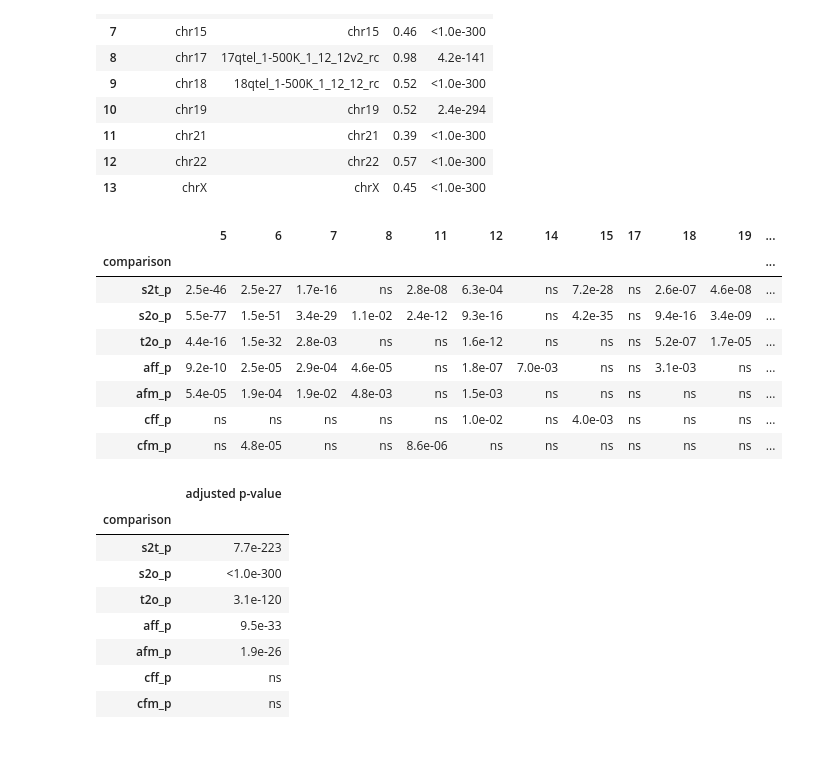
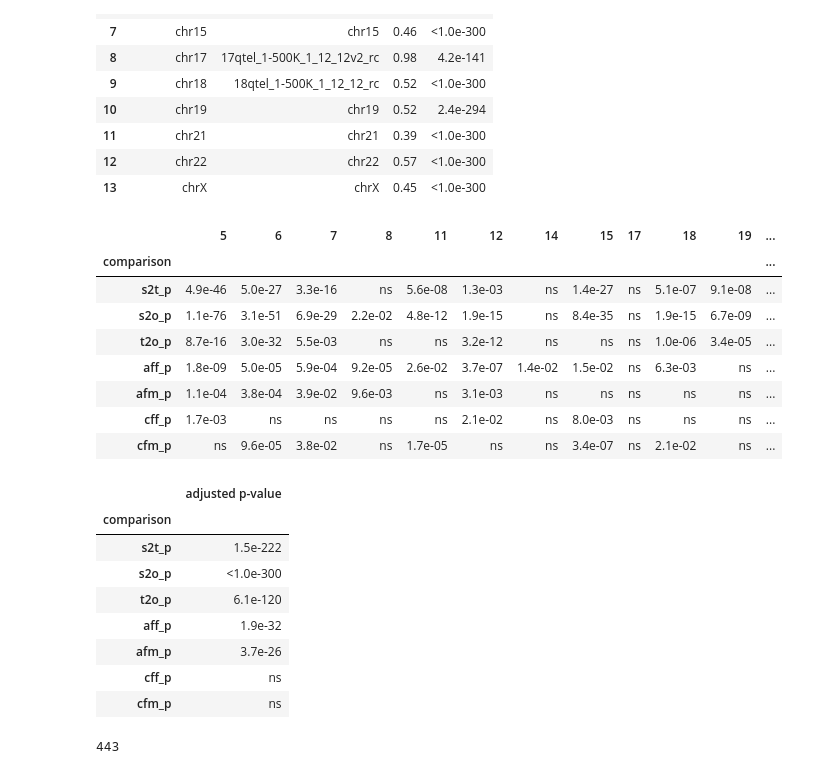
Before and after one commit to LankyCyril/edgecase, a Jupyter notebook: publications/methods-paper/jupyter/Figure-4-haplotypes.ipynb, the cells around one changed output. Drawn from its saved outputs; the diff is of its cells as text; code cells hidden in the pictures.

```diff
--- a/publications/methods-paper/jupyter/Figure-4-haplotypes.ipynb
+++ b/publications/methods-paper/jupyter/Figure-4-haplotypes.ipynb
@@ -35,12 +35,15 @@ from scipy.ndimage import uniform_filter1d
 from matplotlib.patches import FancyArrowPatch, Rectangle
 from matplotlib.lines import Line2D
 # %%
-def wilcoxon_dropna(df, a, b, alternative="less"):
+def wilcoxon_dropna(df, a, b):
     dfnona = df.dropna()
     try:
-        return wilcoxon(dfnona[a], dfnona[b], alternative=alternative)
+        yes = sum(dfnona[a] < dfnona[b])
+        no = sum(dfnona[a] >= dfnona[b])
+        p = wilcoxon(dfnona[a], dfnona[b])[1]
+        return yes, no, p
     except ValueError:
-        return np.nan, np.nan
+        return np.nan, np.nan, np.nan
 # %%
 SAMFILTERS = ["is_q|tract_anchor", 3844, 0]
 ecx = load_index("assets/hg38ext.fa.ecx")
@@ -326,13 +329,13 @@ def process_distances(lds, dispatcher):
         closest_distances,
         ashkenazim_from_father, ashkenazim_from_mother,
         chinese_from_father, chinese_from_mother,
-        wilcoxon_dropna(closest_distances, "subject", "trio")[1],
-        wilcoxon_dropna(closest_distances, "subject", "outgroup")[1],
-        wilcoxon_dropna(closest_distances, "trio", "outgroup")[1],
-        wilcoxon_dropna(ashkenazim_from_father, "father to son", "father to mother")[1],
-        wilcoxon_dropna(ashkenazim_from_mother, "mother to son", "mother to father")[1],
-        wilcoxon_dropna(chinese_from_father, "father to son", "father to mother")[1],
-        wilcoxon_dropna(chinese_from_mother, "mother to son", "mother to father")[1],
+        *wilcoxon_dropna(closest_distances, "subject", "trio"),
+        *wilcoxon_dropna(closest_distances, "subject", "outgroup"),
+        *wilcoxon_dropna(closest_distances, "trio", "outgroup"),
+        *wilcoxon_dropna(ashkenazim_from_father, "father to son", "father to mother"),
+        *wilcoxon_dropna(ashkenazim_from_mother, "mother to son", "mother to father"),
+        *wilcoxon_dropna(chinese_from_father, "father to son", "father to mother"),
+        *wilcoxon_dropna(chinese_from_mother, "mother to son", "mother to father"),
     )
 # %%
 stats = pd.DataFrame(columns=[
@@ -356,7 +359,9 @@ for chrom in tqdm(RAW_GLOBAL_LDS):
     gf.figure.savefig(
         "PacBio/haplotypes/clusters-q_arm/"+chrom+".pdf", bbox_inches="tight",
     )
-    cd, aff, afm, cff, cfm, s2t_p, s2o_p, t2o_p, aff_p, afm_p, cff_p, cfm_p = process_distances(lds, dispatcher)
+    cd, aff, afm, cff, cfm, _, _, s2t_p, _, _, s2o_p, _, _, t2o_p, _, _, aff_p, _, _, afm_p, _, _, cff_p, _, _, cfm_p = (
+        process_distances(lds, dispatcher)
+    )
     cd_list.append(cd)
     aff_list.append(aff)
     afm_list.append(afm)
@@ -369,3 +374,4 @@ for chrom in tqdm(RAW_GLOBAL_LDS):
     ]
     for trio, subtree_count in count_subtrees(dispatcher).items():
         stats.loc[chrom, trio] = subtree_count
+    close(gf.figure)
@@ -529,47 +521,52 @@ coph.drop(columns=["cr", "cp"])
 # %%
 st = stats.reindex(natsorted_chromosomes(stats.index)).copy()
 st.index.name = "contig"
 st = st.dropna().iloc[:,3:].reset_index()
 st.insert(loc=0, column="chromosome", value=st["contig"].apply(convname))
 
 rel = st.drop(columns=["contig", "cr", "cp"]).set_index("chromosome").copy()
 rel.index = rel.index.map(lambda s: re.sub(r'^chr', "", s))
 
 rel.loc["overall"] = [
-    wilcoxon_dropna(pd.concat(cd_list), "subject", "trio")[1],
-    wilcoxon_dropna(pd.concat(cd_list), "subject", "outgroup")[1],
-    wilcoxon_dropna(pd.concat(cd_list), "trio", "outgroup")[1],
-    wilcoxon_dropna(pd.concat(aff_list), "father to son", "father to mother")[1],
-    wilcoxon_dropna(pd.concat(afm_list), "mother to son", "mother to father")[1],
-    wilcoxon_dropna(pd.concat(cff_list), "father to son", "father to mother")[1],
-    wilcoxon_dropna(pd.concat(cfm_list), "mother to son", "mother to father")[1],
+    wilcoxon_dropna(pd.concat(cd_list), "subject", "trio")[2],
+    wilcoxon_dropna(pd.concat(cd_list), "subject", "outgroup")[2],
+    wilcoxon_dropna(pd.concat(cd_list), "trio", "outgroup")[2],
+    wilcoxon_dropna(pd.concat(aff_list), "father to son", "father to mother")[2],
+    wilcoxon_dropna(pd.concat(afm_list), "mother to son", "mother to father")[2],
+    wilcoxon_dropna(pd.concat(cff_list), "father to son", "father to mother")[2],
+    wilcoxon_dropna(pd.concat(cfm_list), "mother to son", "mother to father")[2],
 ]
 
 rvf = rel.values.flatten()
 bonferroni_lookup = dict(zip(rvf, multipletests(rvf, method="bonferroni")[1]))
 
 rel = rel.applymap(lambda p: bonferroni_lookup[p]).T
 rel.index.name, rel.columns.name = "comparison", None
 rel.applymap(format_pval).iloc[:,:-1]
 # %% [output]
 |  | 5 | 6 | 7 | 8 | 11 | 12 | 14 | 15 | 17 | 18 | 19 | ... |
 | comparison |  |  |  |  |  |  |  |  |  |  |  | ... |
-| s2t_p | 2.5e-46 | 2.5e-27 | 1.7e-16 | ns | 2.8e-08 | 6.3e-04 | ns | 7.2e-28 | ns | 2.6e-07 | 4.6e-08 | ... |
-| s2o_p | 5.5e-77 | 1.5e-51 | 3.4e-29 | 1.1e-02 | 2.4e-12 | 9.3e-16 | ns | 4.2e-35 | ns | 9.4e-16 | 3.4e-09 | ... |
-| t2o_p | 4.4e-16 | 1.5e-32 | 2.8e-03 | ns | ns | 1.6e-12 | ns | ns | ns | 5.2e-07 | 1.7e-05 | ... |
-| aff_p | 9.2e-10 | 2.5e-05 | 2.9e-04 | 4.6e-05 | ns | 1.8e-07 | 7.0e-03 | ns | ns | 3.1e-03 | ns | ... |
-| afm_p | 5.4e-05 | 1.9e-04 | 1.9e-02 | 4.8e-03 | ns | 1.5e-03 | ns | ns | ns | ns | ns | ... |
-| cff_p | ns | ns | ns | ns | ns | 1.0e-02 | ns | 4.0e-03 | ns | ns | ns | ... |
-| cfm_p | ns | 4.8e-05 | ns | ns | 8.6e-06 | ns | ns | ns | ns | ns | ns | ... |
+| s2t_p | 4.9e-46 | 5.0e-27 | 3.3e-16 | ns | 5.6e-08 | 1.3e-03 | ns | 1.4e-27 | ns | 5.1e-07 | 9.1e-08 | ... |
+| s2o_p | 1.1e-76 | 3.1e-51 | 6.9e-29 | 2.2e-02 | 4.8e-12 | 1.9e-15 | ns | 8.4e-35 | ns | 1.9e-15 | 6.7e-09 | ... |
+| t2o_p | 8.7e-16 | 3.0e-32 | 5.5e-03 | ns | ns | 3.2e-12 | ns | ns | ns | 1.0e-06 | 3.4e-05 | ... |
+| aff_p | 1.8e-09 | 5.0e-05 | 5.9e-04 | 9.2e-05 | 2.6e-02 | 3.7e-07 | 1.4e-02 | 1.5e-02 | ns | 6.3e-03 | ns | ... |
+| afm_p | 1.1e-04 | 3.8e-04 | 3.9e-02 | 9.6e-03 | ns | 3.1e-03 | ns | ns | ns | ns | ns | ... |
+| cff_p | 1.7e-03 | ns | ns | ns | ns | 2.1e-02 | ns | 8.0e-03 | ns | ns | ns | ... |
+| cfm_p | ns | 9.6e-05 | 3.8e-02 | ns | 1.7e-05 | ns | ns | 3.4e-07 | ns | 2.1e-02 | ns | ... |
 # %%
-rel.iloc[:,[-1]].rename(columns={"overall": "adjusted p-value"}).applymap(format_pval)
+overall = rel.iloc[:,[-1]].rename(columns={"overall": "adjusted p-value"}).applymap(format_pval).copy()
+overall
 # %% [output]
 |  | adjusted p-value |
 | comparison |  |
-| s2t_p | 7.7e-223 |
+| s2t_p | 1.5e-222 |
 | s2o_p | <1.0e-300 |
-| t2o_p | 3.1e-120 |
-| aff_p | 9.5e-33 |
-| afm_p | 1.9e-26 |
+| t2o_p | 6.1e-120 |
+| aff_p | 1.9e-32 |
+| afm_p | 3.7e-26 |
 | cff_p | ns |
 | cfm_p | ns |
+# %%
+wilcoxon_dropna(pd.concat(cd_list), "subject", "outgroup")[1]
+# %% [output]
+443
```
Also changed, not shown: parts of 3 cells of this notebook.
